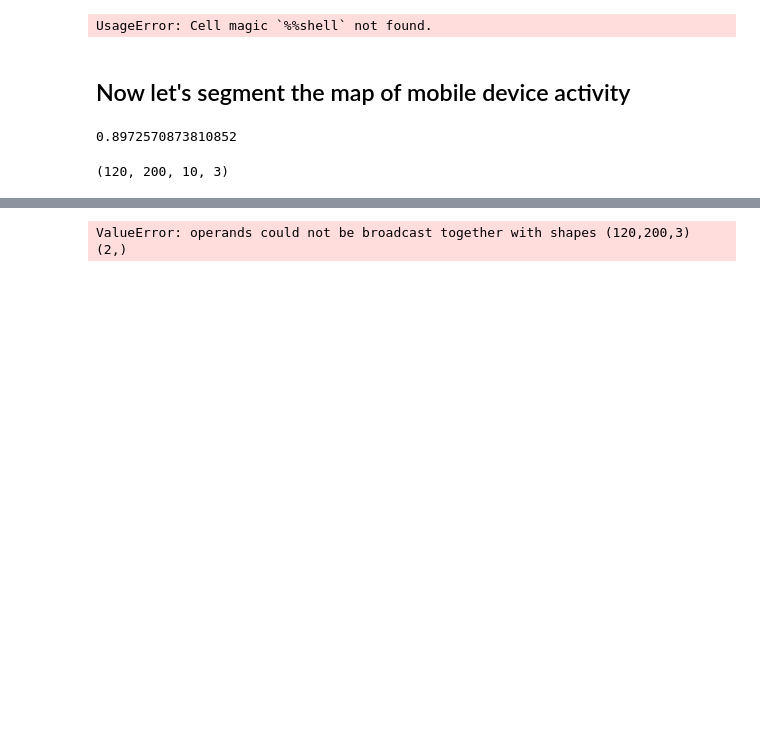
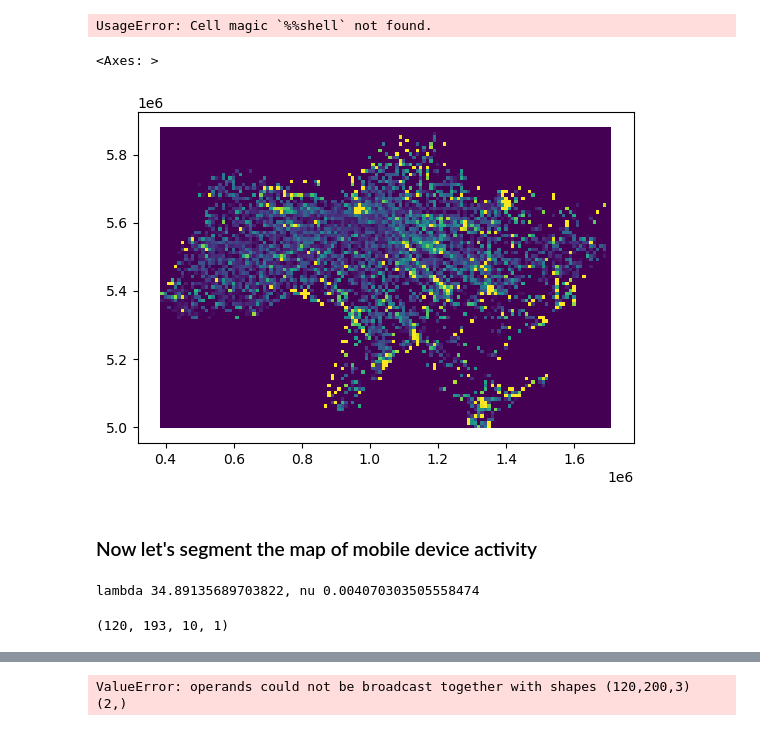
Before and after one commit to Davidvandijcke/fdr, a Jupyter notebook: src/analysis/frontline_dwells_temporal.ipynb, the cells around one changed output, grey strips where cells are left out. Drawn from its saved outputs; the diff is of its cells as text; code cells hidden in the pictures; blank space fills up the shorter version.

```diff
--- a/src/analysis/frontline_dwells_temporal.ipynb
+++ b/src/analysis/frontline_dwells_temporal.ipynb
@@ -35,2 +121,7 @@ data_in = bsdir + "data/in/ukr/"
+# %%
+grid[grid.week == 37].plot(column="count_ratio", vmax=0.3)
+# %% [output]
+<Axes: >
+[figure, added]
 # %% [markdown]
-## Now let's segment the map of mobile device activity
+### Now let's segment the map of mobile device activity
@@ -80,4 +127,0 @@ Y_t[Y_t > qtile] = qtile # 0.5
-# %%
-qtile
-# %% [output]
-0.8972570873810852
@@ -84,16 +138,39 @@ qtile
 # %%
-# segment
+
+#----------------
+# parameters
+#----------------
+S = 16
+N = 1000
+lmbda = 50
+nu = 0.05
+num_samples = 100 # 225 #  400 # 400 # 400 # 200
+R = 1 # 3 # 3 # 3 # 5
+num_gpus = 1
+num_cpus = 4
+iter = 100000
+lmbda_max = 50
+nu_min = 0.001
+nu_max = 1
+
+# import SURE parameters
+import pickle
+file = open(bsdir + 'fdr/src/analysis/frontline_dwells_temporal_SURE_9_51_june18.pkl','rb')
+res = pickle.load(file)
+file.close()
+best = res.get_best_result(metric = "score", mode = "min")
+config = best.metrics['config']
+lmbda, nu = config['lmbda'], config['nu']
+
+print(f"lambda {lmbda}, nu {nu}")
+
 #--------
-# parameters
-S=16
-N = Y.shape[0]
-#--------
-resolution = 1/int(np.sqrt(N))
-grid_n = np.array([no_weeks, len(np.unique(X[:,0])), len(np.unique(X[:,1]))]).T
-model = FDR(Y_t, X_t, level = S, lmbda = 50, nu = 0.05, iter = 20000, tol = 5e-5, pick_nu = "MS",
-            CI=False, rectangle=True, resolution=resolution, grid_n=grid_n,
-            scripted=False)
+grid_n = np.array([len(np.unique(X[:,0])), len(np.unique(X[:,1])), no_weeks])
+model = FDR(Y_t, X_t, level = S, lmbda = lmbda, nu = nu, iter = iter, tol = 5e-5, pick_nu = "MS",
+            CI=False, rectangle=False, grid_n=grid_n, scripted=False)
+# %% [output]
+lambda 34.89135689703822, nu 0.004070303505558474
 # %%
-model.grid_x.shape
+model.grid_y.shape
 # %% [output]
-(120, 200, 10, 3)
+(120, 193, 10, 1)
```
Also changed, not shown: parts of 24 cells of this notebook, 6 other files.
